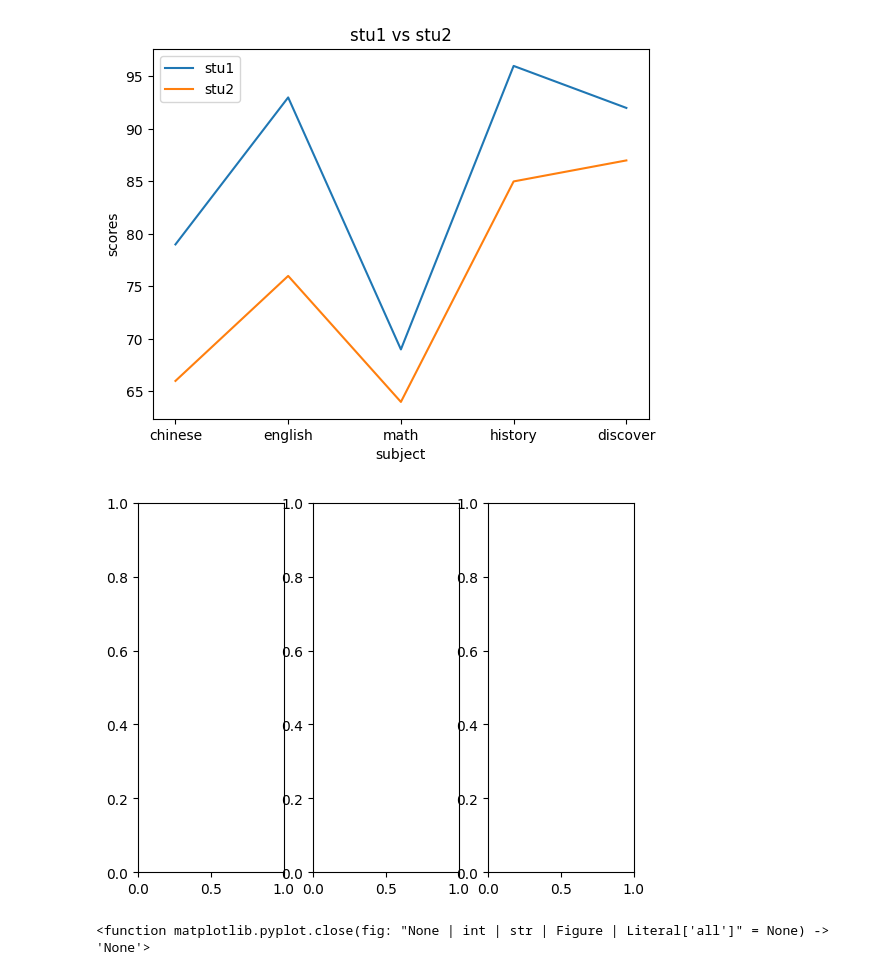
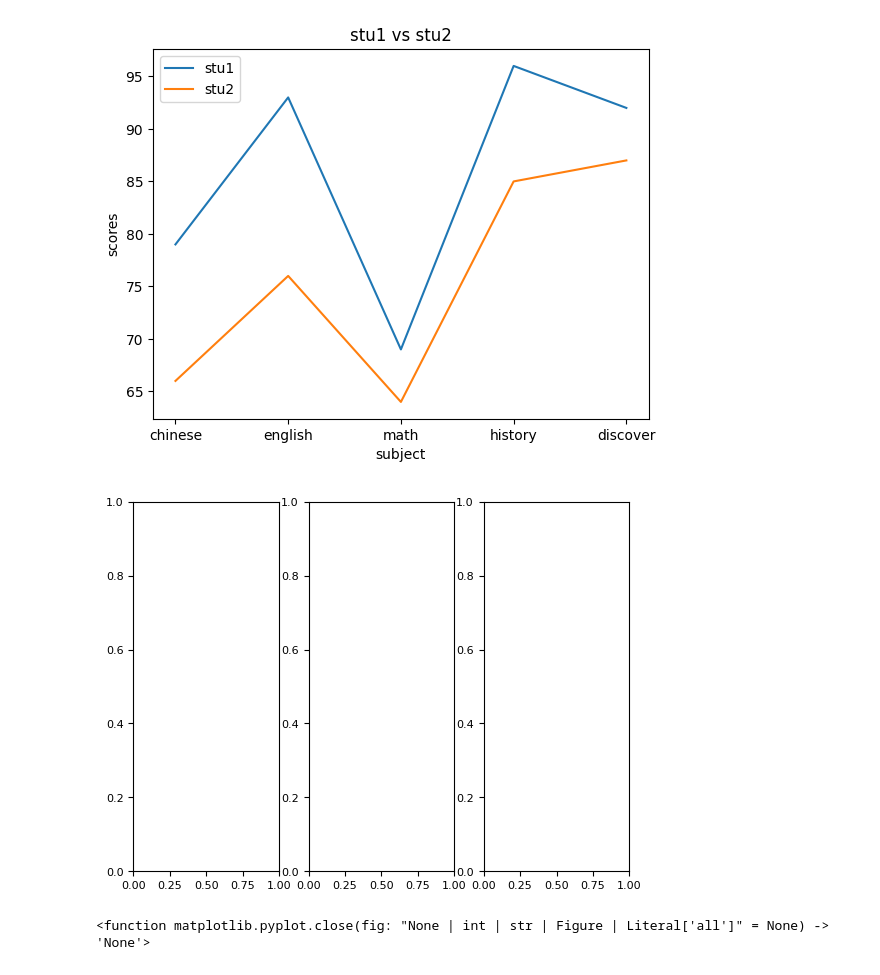
Before and after one commit to liaoxiaoo/20250503_ChihLee, a Jupyter notebook: lesson11/lesson11_2.ipynb, the cells around one changed output. Drawn from its saved outputs; the diff is of its cells as text; code cells hidden in the pictures.

```diff
--- a/lesson11/lesson11_2.ipynb
+++ b/lesson11/lesson11_2.ipynb
@@ -38,10 +38,15 @@ plt.close()
 # %%
 figure = plt.figure()
 axes1 = figure.add_subplot(1,3,1)
 axes2 = figure.add_subplot(1,3,2)
 axes3 = figure.add_subplot(1,3,3)
+
+# 設定座標軸刻度標籤的大小
+for ax in [axes1, axes2, axes3]:
+    ax.tick_params(axis='both', which='major', labelsize=8) # 你可以調整 '8' 這個數值來改變大小
+
 plt.show()
 plt.close
 # %% [output]
-[figure, old version]
+[figure, new version]
 <function matplotlib.pyplot.close(fig: "None | int | str | Figure | Literal['all']" = None) -> 'None'>
```
